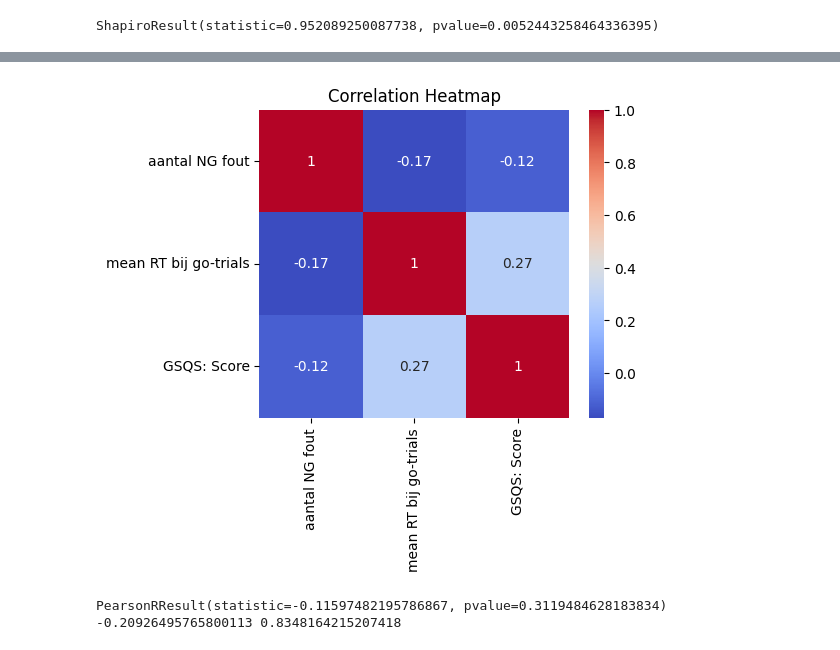
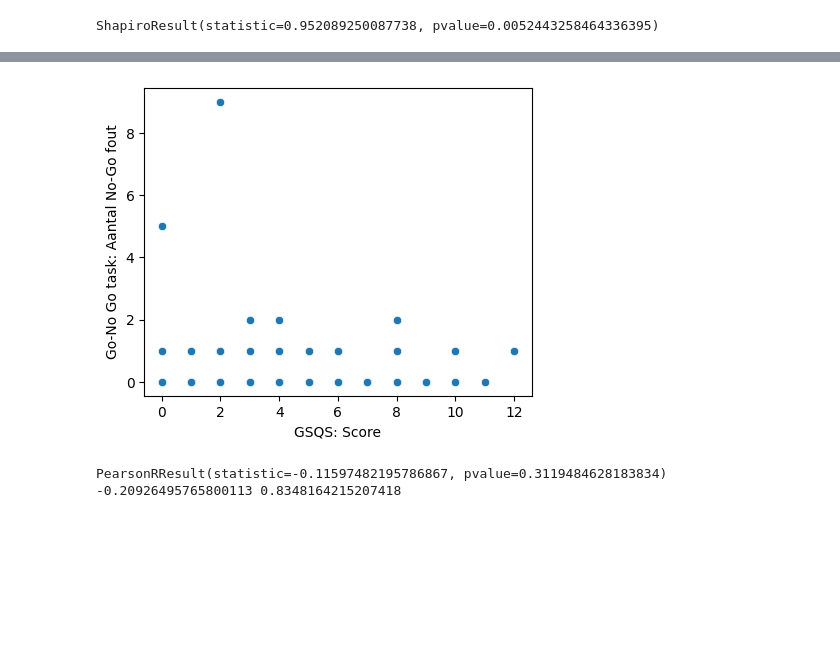
Before and after one commit to Carpetscratcher/CogPer, a Jupyter notebook: CogPer.ipynb, the cells around one changed output, grey strips where cells are left out. Saved outputs shown, nothing was run; the diff lists cells and outputs as text; code cells hidden in the pictures; blank space fills up the shorter version.

```diff
--- a/CogPer.ipynb
+++ b/CogPer.ipynb
@@ -8,7 +8,7 @@ from scipy.stats import pearsonr
 from scipy.stats import ttest_ind
 # %%
 df = pd.read_csv('n_cleaned_data.csv')
-df['Score Group'] = df['GSQS: Score'].apply(lambda x: 'normale slaapkwaliteit' if x < 6 else 'slechte slaapkwaliteit')
+df['Score Groep'] = df['GSQS: Score'].apply(lambda x: 'normale slaapkwaliteit' if x < 6 else 'slechte slaapkwaliteit')
 df.rename(columns={'Go-No Go task: Aantal No-go fout': 'Go-No Go task: Aantal No-Go fout'}, inplace=True)
 
 print(shapiro(df['GSQS: Score']))
@@ -39,16 +38,14 @@ The `ci` parameter is deprecated. Use `errorbar=('ci', False)` for the same effe
 0  normale slaapkwaliteit                          0.688889
 1  slechte slaapkwaliteit                          0.424242
 # %%
-cor_mat = df[['Go-No Go task: Aantal No-Go fout','Go-No Go task: Gemiddelde RT voor de go-trials','GSQS: Score']].corr()
-label = 'aantal NG fout','mean RT bij go-trials','GSQS: Score'
+cor_mat = df[['Go-No Go task: Aantal No-Go fout','GSQS: Score']].corr()
 
 plt.figure(figsize=(5, 4))
-sns.heatmap(cor_mat, annot=True, cmap='coolwarm', xticklabels=label, yticklabels=label)
-plt.title('Correlation Heatmap')
+sns.scatterplot(x = df['GSQS: Score'], y = df['Go-No Go task: Aantal No-Go fout'])
 
 plt.show()
 # %% [output]
-[figure, old version]
+[figure, new version]
 # %%
 p = stats.pearsonr(df['GSQS: Score'], df['Go-No Go task: Aantal No-Go fout'])
 print(p)
```
Also changed, not shown: parts of 2 cells of this notebook.
